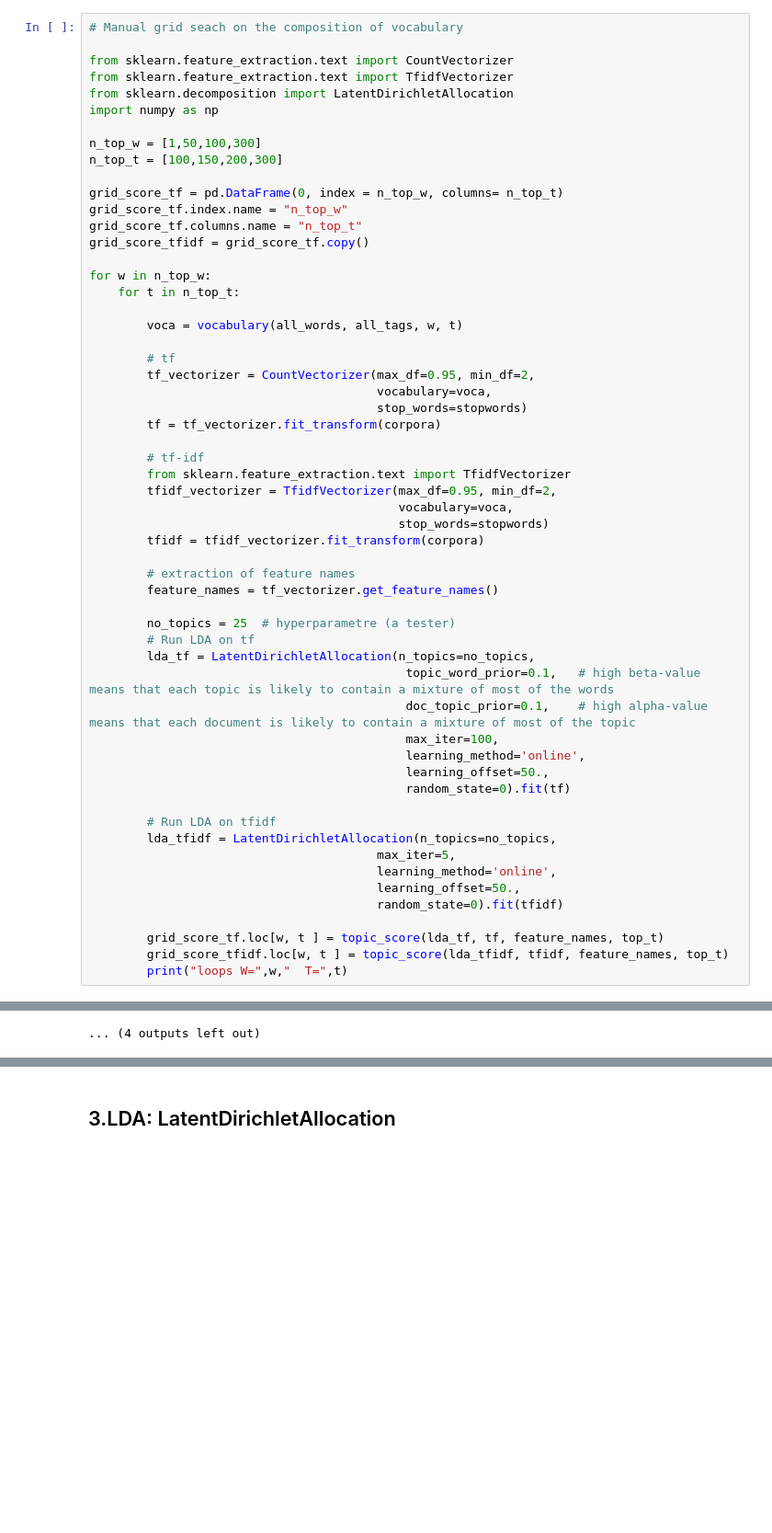
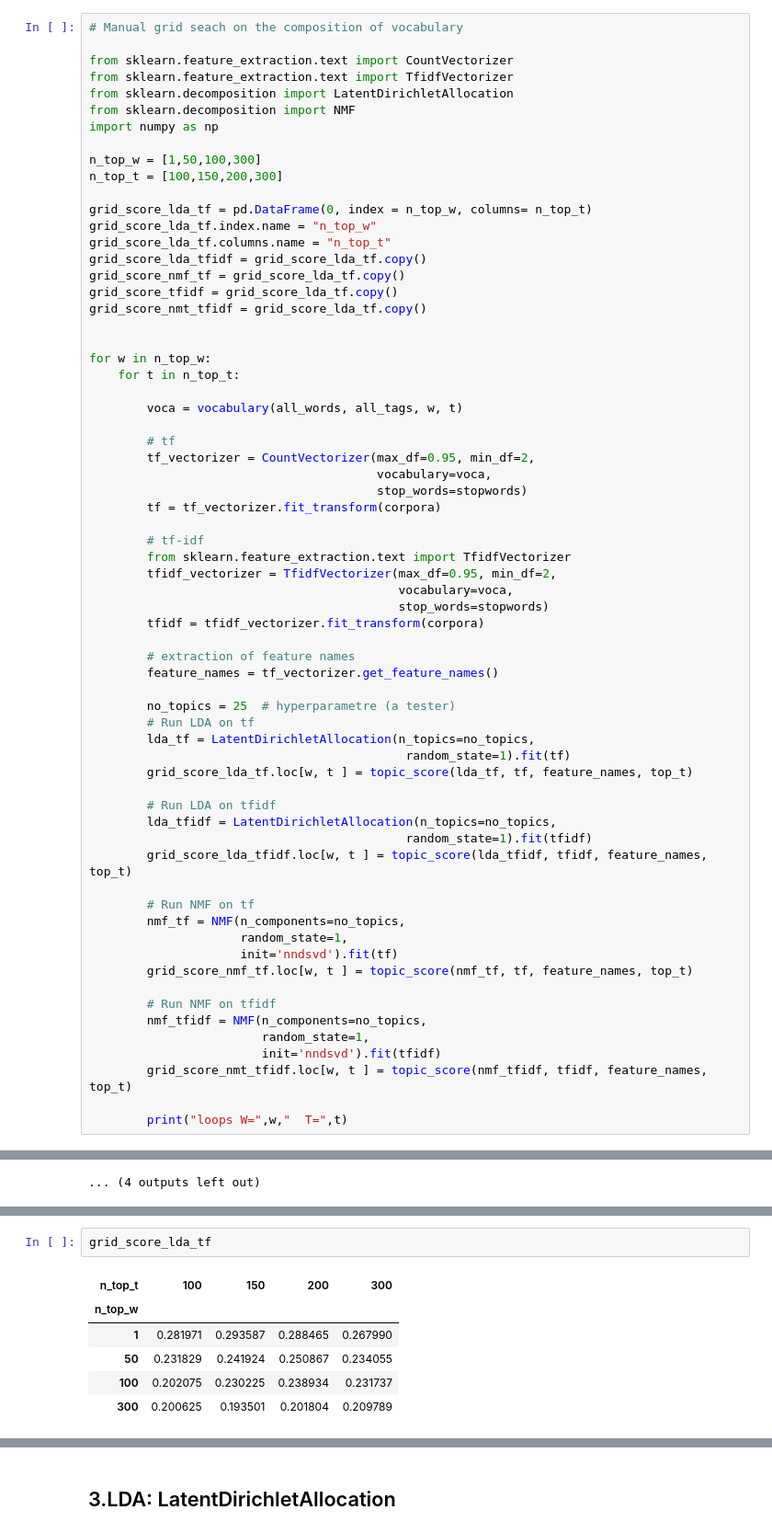
Before and after one commit to Umercia/NLP_Stackoverflow, a Jupyter notebook: Stackoverflow analysis.ipynb, the cells around one changed output, grey strips where cells are left out. Shown: that part at 92% size. Saved outputs shown, nothing was run; the diff lists cells and outputs as text; blank space fills up the shorter version.

```diff
--- a/Stackoverflow analysis.ipynb
+++ b/Stackoverflow analysis.ipynb
@@ -409,15 +409,20 @@ def topic_score(model, vectorized_input, feature_names, top_t, document_tags):
 from sklearn.feature_extraction.text import CountVectorizer
 from sklearn.feature_extraction.text import TfidfVectorizer
 from sklearn.decomposition import LatentDirichletAllocation
+from sklearn.decomposition import NMF
 import numpy as np
 
 n_top_w = [1,50,100,300]
 n_top_t = [100,150,200,300]
 
-grid_score_tf = pd.DataFrame(0, index = n_top_w, columns= n_top_t)
-grid_score_tf.index.name = "n_top_w"
-grid_score_tf.columns.name = "n_top_t"
-grid_score_tfidf = grid_score_tf.copy()
+grid_score_lda_tf = pd.DataFrame(0, index = n_top_w, columns= n_top_t)
+grid_score_lda_tf.index.name = "n_top_w"
+grid_score_lda_tf.columns.name = "n_top_t"
+grid_score_lda_tfidf = grid_score_lda_tf.copy()
+grid_score_nmf_tf = grid_score_lda_tf.copy()
+grid_score_tfidf = grid_score_lda_tf.copy()
+grid_score_nmt_tfidf = grid_score_lda_tf.copy()
+
 
 for w in n_top_w:
     for t in n_top_t:
@@ -443,22 +448,26 @@ for w in n_top_w:
         no_topics = 25  # hyperparametre (a tester)
         # Run LDA on tf
         lda_tf = LatentDirichletAllocation(n_topics=no_topics,
-                                            topic_word_prior=0.1,   # high beta-value means that each topic is likely to contain a mixture of most of the words
-                                            doc_topic_prior=0.1,    # high alpha-value means that each document is likely to contain a mixture of most of the topic
-                                            max_iter=100,
-                                            learning_method='online',
-                                            learning_offset=50.,
-                                            random_state=0).fit(tf)
+                                            random_state=1).fit(tf)
+        grid_score_lda_tf.loc[w, t ] = topic_score(lda_tf, tf, feature_names, top_t)
 
         # Run LDA on tfidf
         lda_tfidf = LatentDirichletAllocation(n_topics=no_topics,
-                                        max_iter=5,
-                                        learning_method='online',
-                                        learning_offset=50.,
-                                        random_state=0).fit(tfidf)
+                                            random_state=1).fit(tfidf)
+        grid_score_lda_tfidf.loc[w, t ] = topic_score(lda_tfidf, tfidf, feature_names, top_t)
 
-        grid_score_tf.loc[w, t ] = topic_score(lda_tf, tf, feature_names, top_t)
-        grid_score_tfidf.loc[w, t ] = topic_score(lda_tfidf, tfidf, feature_names, top_t)
+        # Run NMF on tf
+        nmf_tf = NMF(n_components=no_topics,
+                     random_state=1,
+                     init='nndsvd').fit(tf)
+        grid_score_nmf_tf.loc[w, t ] = topic_score(nmf_tf, tf, feature_names, top_t)
+
+        # Run NMF on tfidf
+        nmf_tfidf = NMF(n_components=no_topics,
+                        random_state=1,
+                        init='nndsvd').fit(tfidf)
+        grid_score_nmt_tfidf.loc[w, t ] = topic_score(nmf_tfidf, tfidf, feature_names, top_t)
+
         print("loops W=",w,"  T=",t)
 # %% [output]
 loops W= 1   T= 100
@@ -494,0 +486,9 @@ grid_score_tfidf
+# %%
+grid_score_lda_tf
+# %% [output]
+| n_top_t | 100 | 150 | 200 | 300 |
+| n_top_w |  |  |  |  |
+| 1 | 0.281971 | 0.293587 | 0.288465 | 0.267990 |
+| 50 | 0.231829 | 0.241924 | 0.250867 | 0.234055 |
+| 100 | 0.202075 | 0.230225 | 0.238934 | 0.231737 |
+| 300 | 0.200625 | 0.193501 | 0.201804 | 0.209789 |
```
Also changed, not shown: parts of 64 cells of this notebook.
